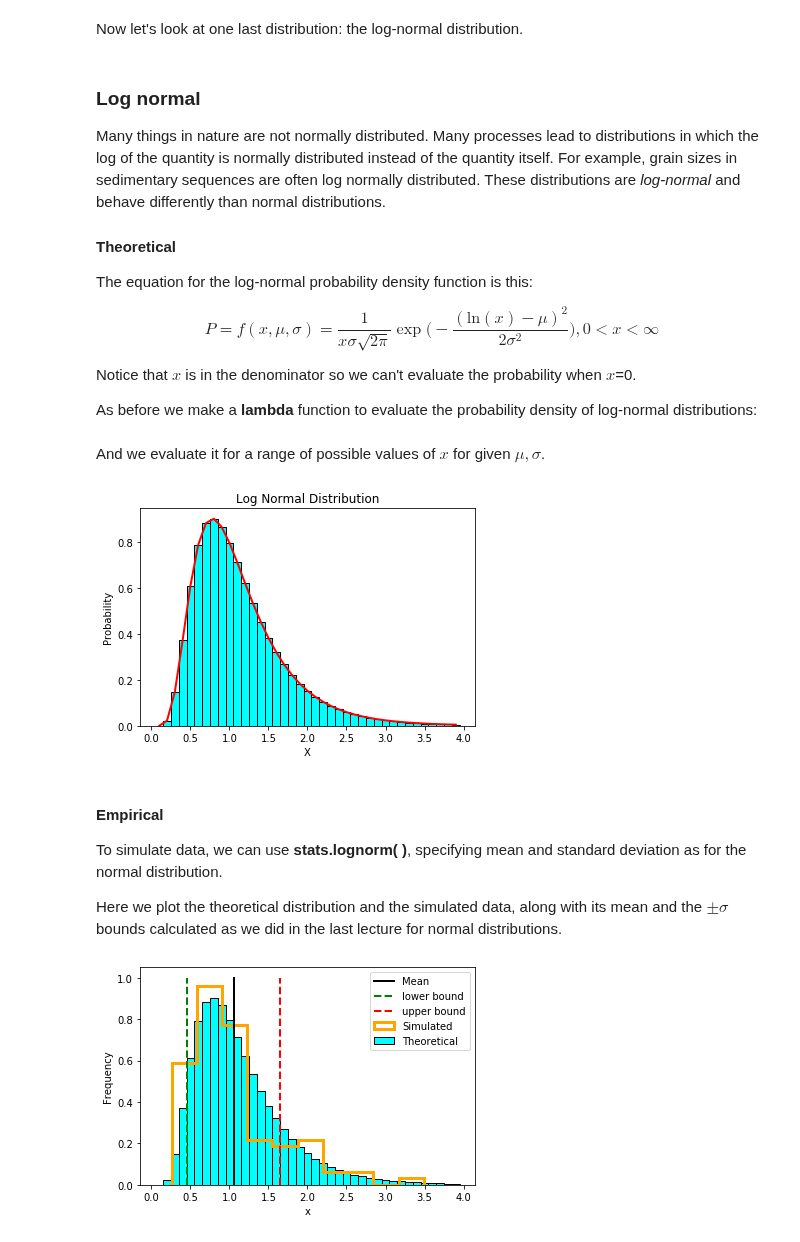
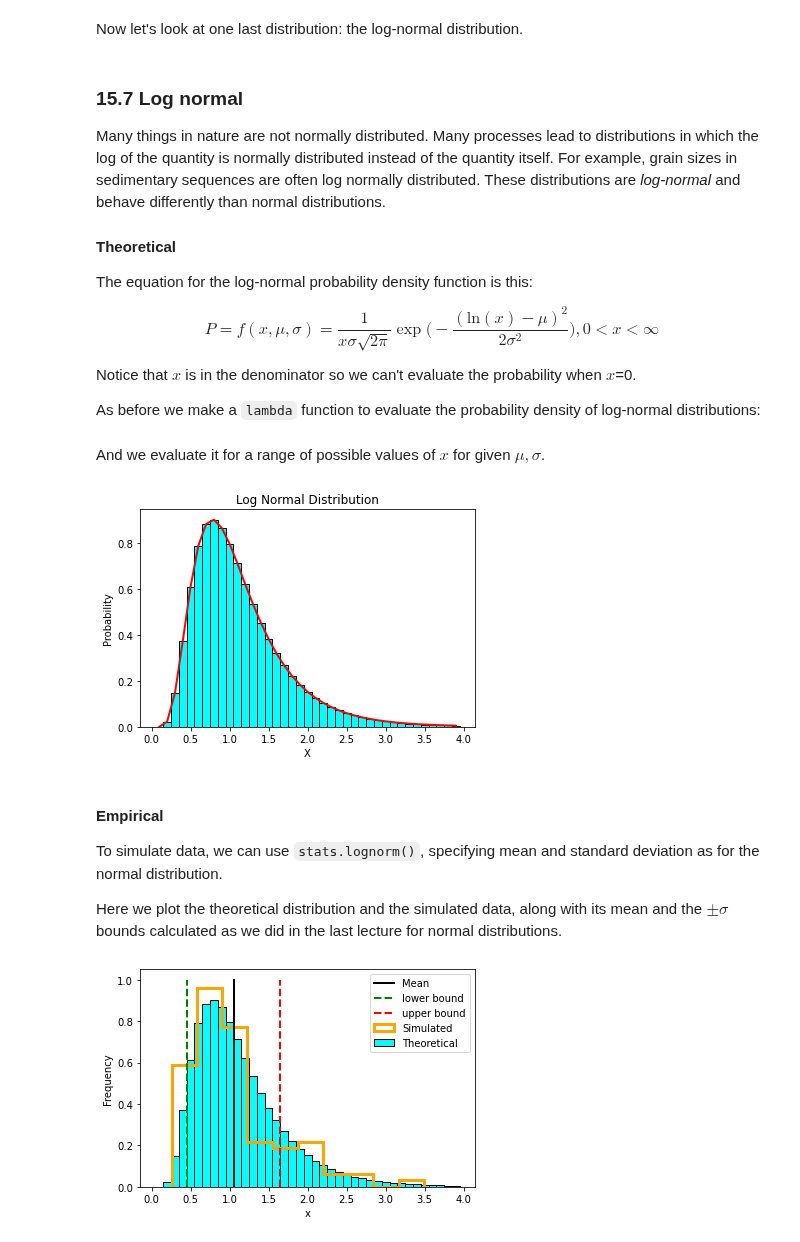
Before and after one commit to ltauxe/Python-for-Earth-Science-Students, a Jupyter notebook: Lecture_15.ipynb, the cells around one changed output. Saved outputs shown, nothing was run; the diff lists cells and outputs as text; code cells hidden in the pictures.

```diff
--- a/Lecture_15.ipynb
+++ b/Lecture_15.ipynb
@@ -205,5 +203,5 @@ We code up the **lambda** function as before:
 # %%
-Uniform=lambda a,b : (1./(b-a)) # function for calculating P from a uniform distribution.
+Uniform = lambda a, b : (1.0/(b-a)) # Function for calculating P from a uniform distribution.
 # %% [markdown]
 And calculate the probability density function as before:
 # %%
@@ -356,9 +354,7 @@ The 95% confidence bounds for the mean is given by 1.97$s_e$.  This means in pra
 # %% [markdown]
 Now let's  look at one last distribution:  the log-normal distribution.
 # %% [markdown]
-
-
-### Log normal
+### 15.7 Log normal
 
 Many things in nature are not normally distributed.  Many processes lead to distributions in which the log of the quantity is normally distributed instead of the quantity itself.  For example, grain sizes in sedimentary sequences are often log normally distributed.  These distributions are _log-normal_ and behave differently than normal distributions.
 
@@ -370,28 +366,28 @@ $$P=f(x,\mu, \sigma)= \frac{1}{x\sigma \sqrt{2\pi}} \exp {\bigl(-\frac{(\text{ln
 
 Notice that $x$ is in the denominator so we can't evaluate the probability when $x$=0.
 
-As before we make a **lambda** function  to evaluate the probability density of log-normal distributions:
+As before we make a `lambda` function to evaluate the probability density of log-normal distributions:
 # %%
 # Here is a log normal probability density function maker:
-LogNormal=lambda x,mu,sigma : (1./(x*sigma*np.sqrt(2.*np.pi)))*np.e**(-((np.log(x)-mu)**2)/(2.*sigma**2))
+LogNormal = lambda x, mu, sigma : (1.0/(x*sigma*np.sqrt(2.*np.pi)))*np.e**(-((np.log(x)-mu)**2)/(2.*sigma**2))
 # %% [markdown]
 And we evaluate it for a range of possible values of $x$ for given $\mu, \sigma$.
 # %%
-# calculate the probability of returning a value x with a normal distribution with mu and sigma
-mu,sigma,incr=0,.5,.1 # set the mean,  standard deviation and bin width
-xs=np.arange(incr,4,incr) # make an array of test values
-Probability=LogNormal(xs,mu,sigma) # get probabilities for the array of Xs
-plt.bar(xs,Probability,width=incr,color='cyan', edgecolor='k') # make the bar chart
-plt.plot(xs,Probability,'r-',linewidth=2) # plot as a continuous probability distribution
+# Calculate the probability of returning a value x with a normal distribution with mu and sigma
+mu, sigma, incr = 0, 0.5, 0.1 # Set the mean, standard deviation and bin width
+xs = np.arange(incr,4,incr) # Make an array of test values
+Probability = LogNormal(xs,mu,sigma) # Get probabilities for the array of Xs
+plt.bar(xs, Probability, width=incr, color='cyan', edgecolor='k') # Make the bar chart
+plt.plot(xs, Probability, 'r-', linewidth=2) # Plot as a continuous probability distribution
 plt.title('Log Normal Distribution')
 plt.xlabel('X')
 plt.ylabel('Probability');
 # %% [output]
-[figure, old version]
+[figure, new version]
 # %% [markdown]
 #### Empirical
 
-To  simulate data, we can use **stats.lognorm( )**, specifying mean and standard deviation as for the normal distribution.
+To  simulate data, we can use `stats.lognorm()`, specifying mean and standard deviation as for the normal distribution.
 
 Here we plot the theoretical distribution and the  simulated data, along with its mean and the $\pm \sigma$ bounds calculated as we did in the last lecture for normal distributions.
 # %%
```
Also changed, not shown: parts of 47 cells of this notebook.
